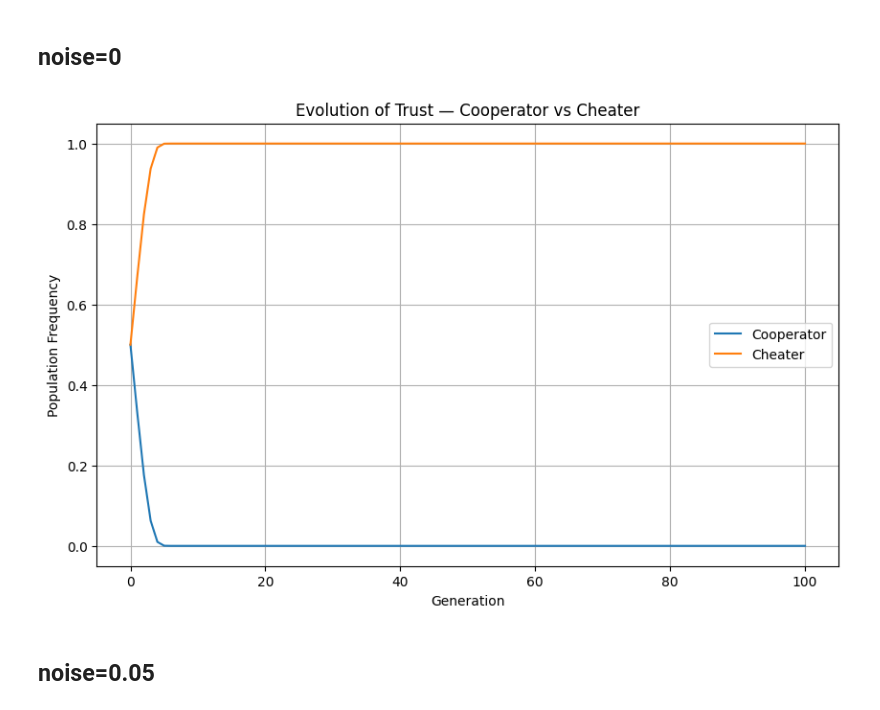
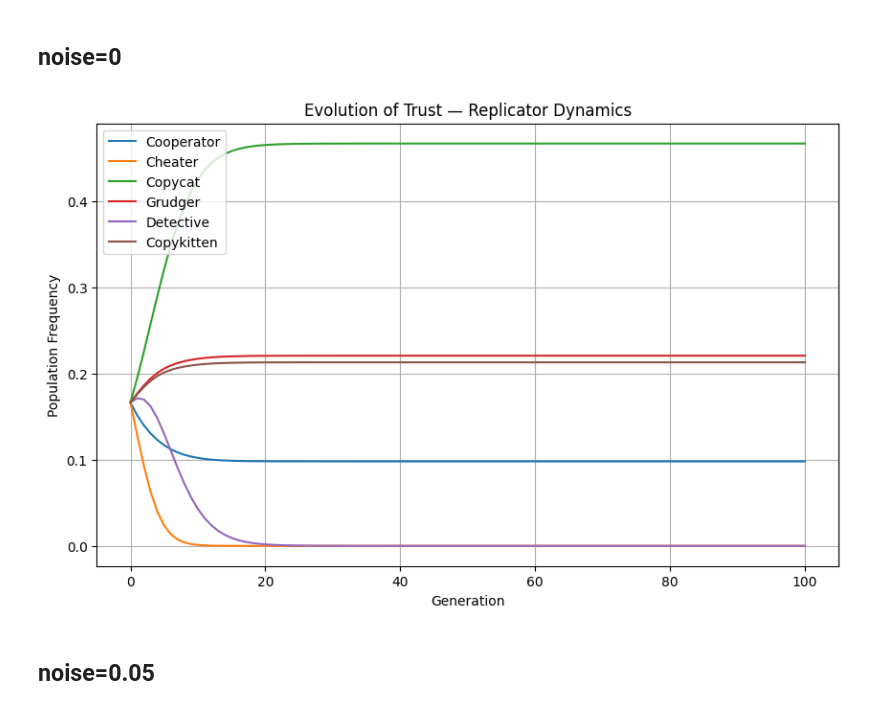
Before and after one commit to genielab/evolution_of_trust_game_theory, a Jupyter notebook: game-theory-evolution.ipynb, the cells around one changed output. Cells and saved outputs as stored; diff of their text form; code cells hidden in the pictures.

```diff
--- a/game-theory-evolution.ipynb
+++ b/game-theory-evolution.ipynb
@@ -187,37 +187,36 @@ Typical Behavior
 # %%
 # -----------------------------
 # RUN THE EVOLUTION SIMULATION
 # -----------------------------
 if __name__ == "__main__":
     strategies = [
         Cooperator(),
         Cheater(),
-        # Copycat(),
-        # Grudger(),
-        # Detective(),
-        # Copykitten()
+        Copycat(),
+        Grudger(),
+        Detective(),
+        Copykitten()
     ]
 
     history, names = evolve(
         strategies,
         generations=100,
         noise=0,
         rounds=100
     )
 
     # Plot population over time
     plt.figure(figsize=(10,6))
     for i, name in enumerate(names):
         plt.plot(history[:, i], label=name)
-    # plt.title("Evolution of Trust — Replicator Dynamics")
-    plt.title("Evolution of Trust — Cooperator vs Cheater")
+    plt.title("Evolution of Trust — Replicator Dynamics")
     plt.xlabel("Generation")
     plt.ylabel("Population Frequency")
     plt.legend()
     plt.grid(True)
     plt.show()
 # %% [output]
-[figure, old version]
+[figure, new version]
 # %% [markdown]
 ##  noise=0.05
 # %%
```
Also changed, not shown: parts of 2 cells of this notebook.
